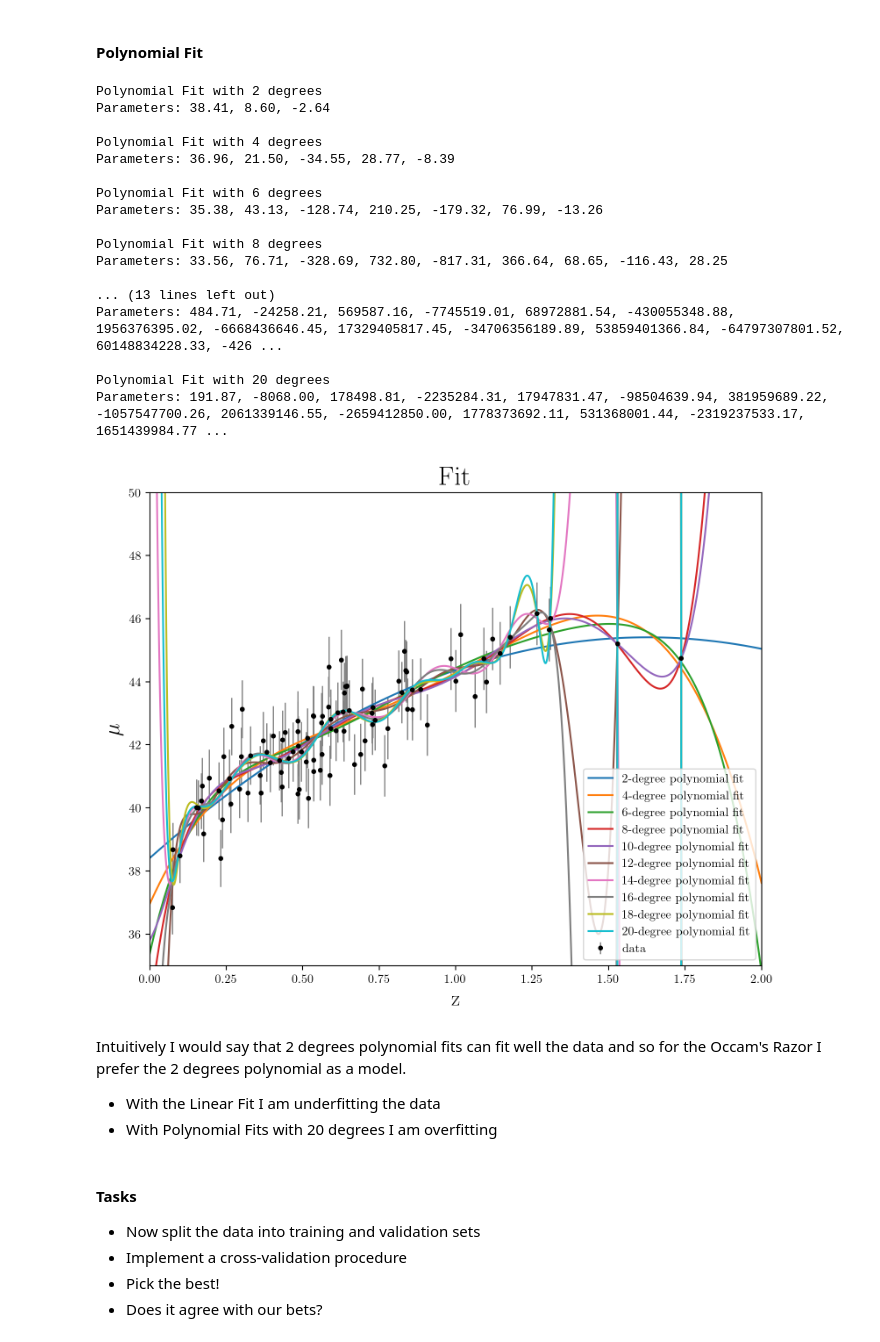
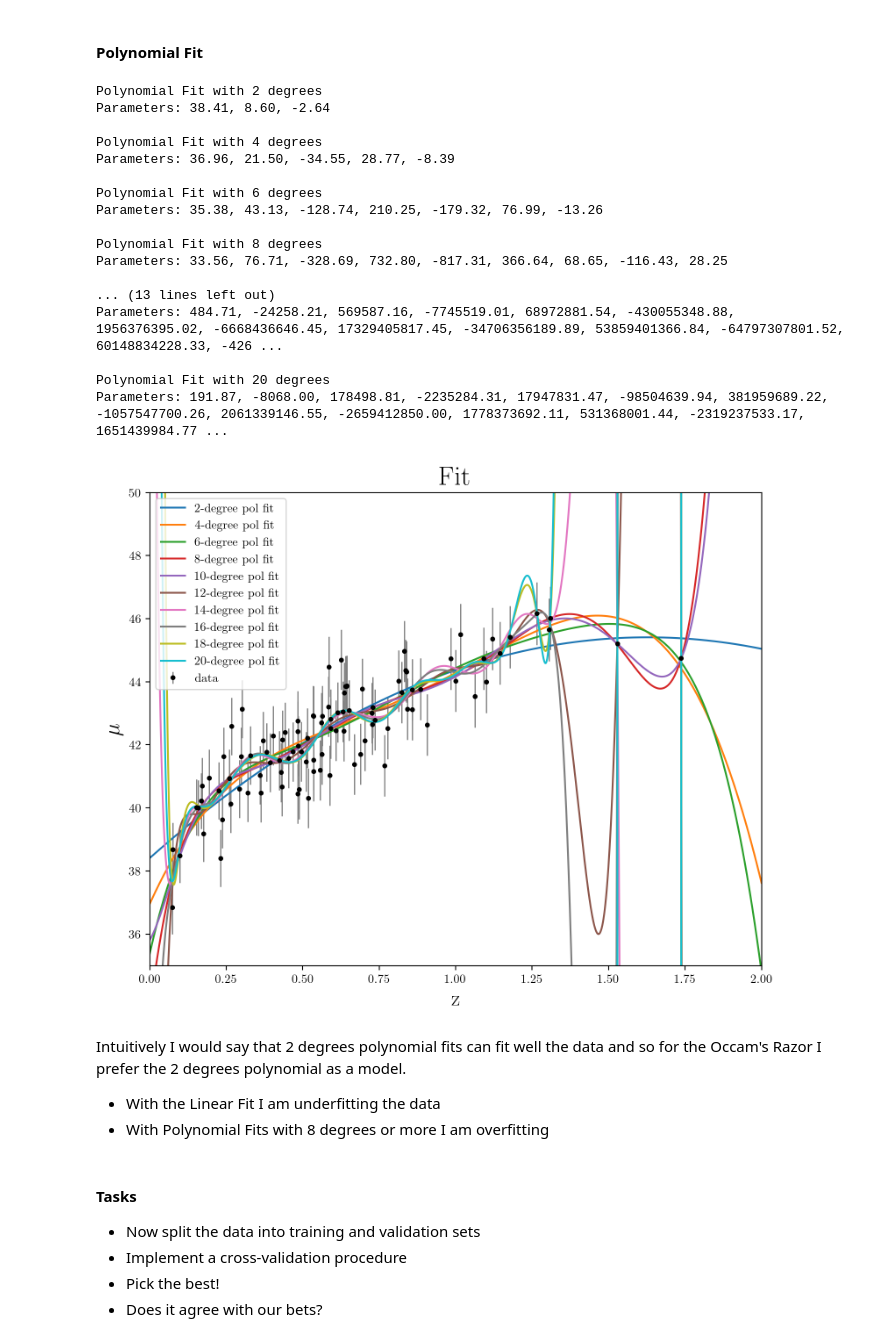
Before and after one commit to ludovicarbone/astrostatistics_bicocca_2024, a Jupyter notebook: working/L17_es.ipynb, the cells around one changed output. Drawn from its saved outputs; the diff is of its cells as text; code cells hidden in the pictures.

```diff
--- a/working/L17_es.ipynb
+++ b/working/L17_es.ipynb
@@ -113,41 +115,41 @@ for d in degrees:
     formatted_coefs = ', '.join([f'{coef:.2f}' for coef in model.coef_]) #to have only 2 decimals
     print(f'Polynomial Fit with {int(d)} degrees\nParameters: {formatted_coefs}\n')
 
     polynomial_model = lambda z: np.polyval(model.coef_[::-1], z)  # polyval wants coeff in descending power
 
-    plt.plot(z_fit, polynomial_model(z_fit), label=f'{int(d)}-degree polynomial fit')
+    plt.plot(z_fit, polynomial_model(z_fit), label=f'{int(d)}-degree pol fit')
 
 plt.xlabel("z", fontsize=18)
 plt.ylabel("$\mu$", fontsize=18)
-plt.legend(loc='lower right')
+plt.legend(loc='upper left')
 plt.xlim(0, 2)
 plt.ylim(35, 50)
 plt.title(f'Fit', fontsize=22)
 plt.show()
 # %% [output]
 Polynomial Fit with 2 degrees
 Parameters: 38.41, 8.60, -2.64
 
 Polynomial Fit with 4 degrees
 Parameters: 36.96, 21.50, -34.55, 28.77, -8.39
 
 Polynomial Fit with 6 degrees
 Parameters: 35.38, 43.13, -128.74, 210.25, -179.32, 76.99, -13.26
 
 Polynomial Fit with 8 degrees
 Parameters: 33.56, 76.71, -328.69, 732.80, -817.31, 366.64, 68.65, -116.43, 28.25
 
 ... (13 lines left out)
 Parameters: 484.71, -24258.21, 569587.16, -7745519.01, 68972881.54, -430055348.88, 1956376395.02, -6668436646.45, 17329405817.45, -34706356189.89, 53859401366.84, -64797307801.52, 60148834228.33, -426 ...
 
 Polynomial Fit with 20 degrees
 Parameters: 191.87, -8068.00, 178498.81, -2235284.31, 17947831.47, -98504639.94, 381959689.22, -1057547700.26, 2061339146.55, -2659412850.00, 1778373692.11, 531368001.44, -2319237533.17, 1651439984.77 ...
-[figure, old version]
+[figure, new version]
 # %% [markdown]
 Intuitively I would say that 2 degrees polynomial fits can fit well the data and so for the Occam's Razor I prefer the 2 degrees polynomial as a model.
 
 - With the Linear Fit I am underfitting the data
-- With Polynomial Fits with 20 degrees I am overfitting
+- With Polynomial Fits with 8 degrees or more I am overfitting
 # %% [markdown]
 #### Tasks
 
```
Also changed, not shown: parts of 30 cells of this notebook, 2 other files.
